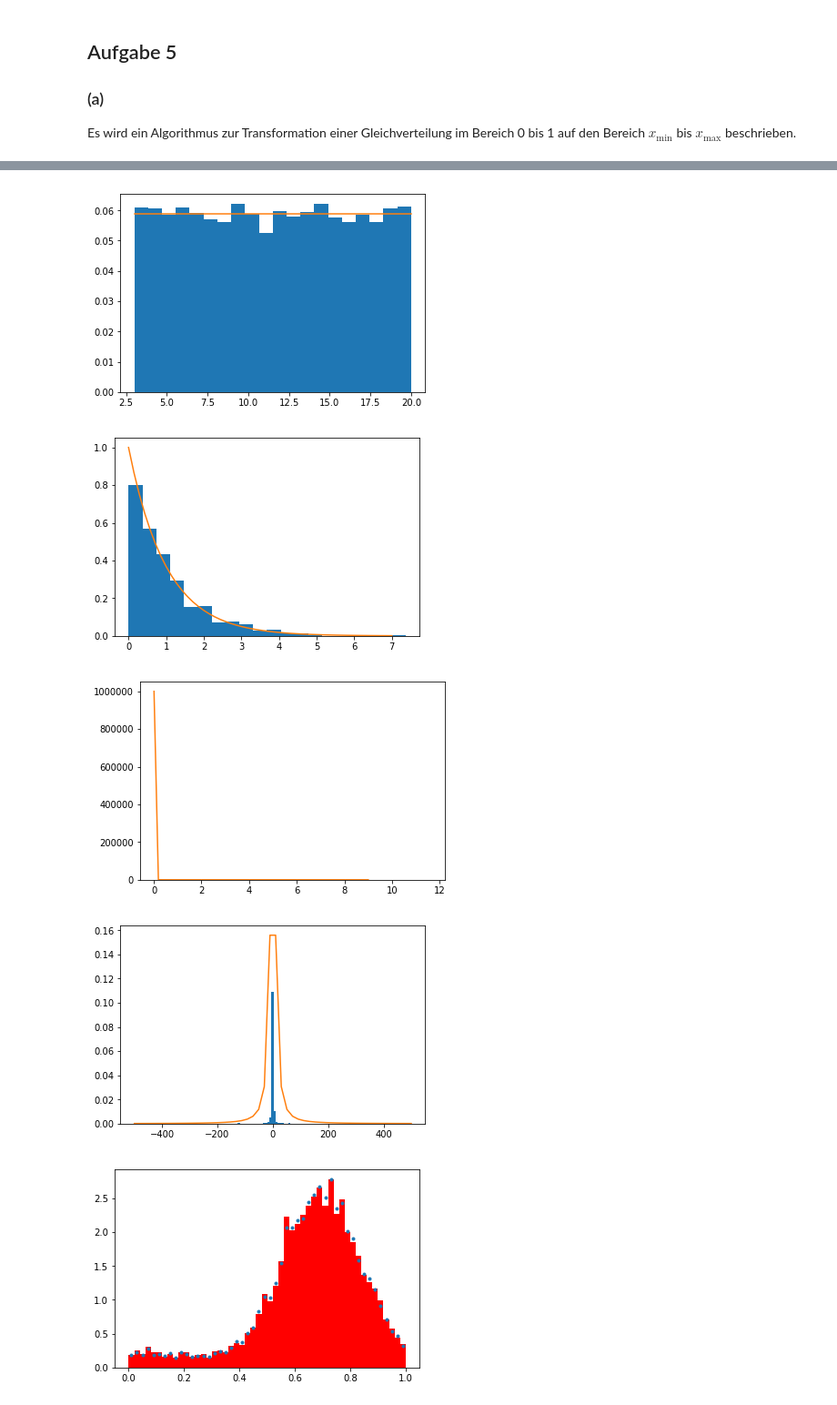
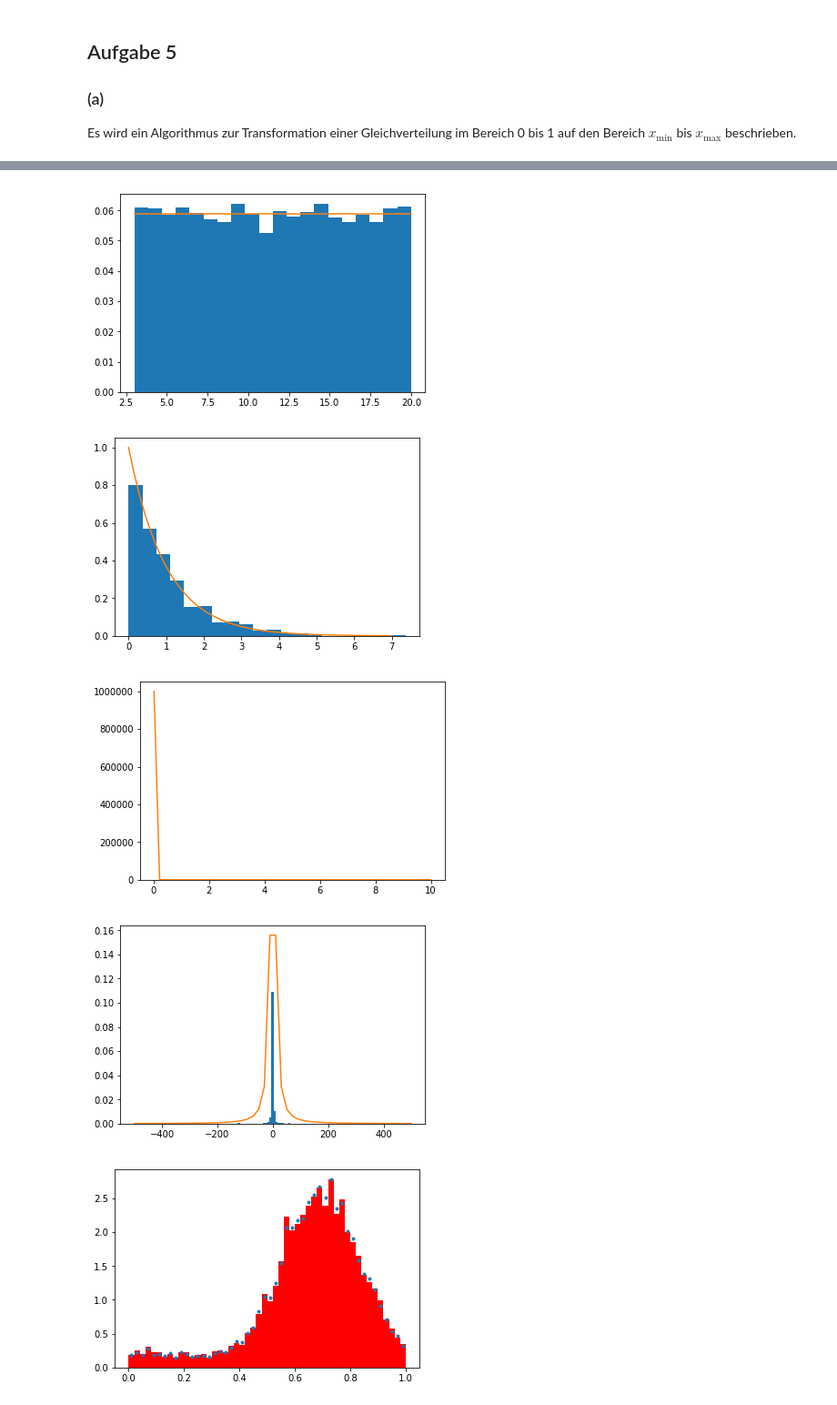
Before and after one commit to jpwgnr/SMD_Abgaben, a Jupyter notebook: Blatt3_Schubert_Herdieckerhoff_Overhoff/Blatt3.ipynb, the cells around one changed output, grey strips where cells are left out. Shown at 91% size. Drawn from its saved outputs; the diff is of its cells as text; code cells hidden in the pictures.

```diff
--- a/Blatt3_Schubert_Herdieckerhoff_Overhoff/Blatt3.ipynb
+++ b/Blatt3_Schubert_Herdieckerhoff_Overhoff/Blatt3.ipynb
@@ -18,9 +18,9 @@ def gleichingrenzen(xmin, xmax, anzahl):
 def gleich2exponential(tau):
     return -np.log(1-generator)*tau
 # %%
-def gleich2potenz(xmin, n): # noch falsch
+def gleich2potenz(xmin, xmax, n): # noch falsch
     if n >= 2:
-        return xmin*(1-generator)**(-1/n)
+        return (generator* (xmax**(n-1)-xmin**(n-1))/(xmax*xmin)**(n-1) + xmin**(-n+1))**(1/(-n+1))
     else: print("Bitte geben sie einen Wert für n größer oder gleich 2 ein.")
 # %%
 def gleich2cauchy():
@@ -40,36 +40,36 @@ a1 = gleichingrenzen(3,20, 10000)
 plt.figure(1)
 plt.hist(a1, bins= 20, density= True);
 plt.plot(np.arange(3,21), gleichverteilt(3, 20, np.arange(3,21)))
 
 #Exponentialgesetz mit Tau = 1
 def exp(tau, x):
     return 1/tau * np.exp(-x/tau)
 a2 = gleich2exponential(1)
 plt.figure(2)
 plt.hist(a2, bins=20, density=True);
 plt.plot(np.linspace(0,7), exp(1, np.linspace(0,7)))
 
 #Potenzgesetz mit n= 3
 def potenz(n, x):
     return x**(-n)
-a3 = gleich2potenz(1, 3)
+a3 = gleich2potenz(1, 10, 3)
 plt.figure(3)
 plt.hist(a3, bins=20, density =True)
-plt.plot(np.linspace(0.01,9), potenz(3, np.linspace(0.01, 9)))
+plt.plot(np.linspace(0.01,10), potenz(3, np.linspace(0.01, 10)))
 
 #Cauchyverteilung
 def cauchy(x):
     return 1/np.pi * 1/(1+x**2)
 a4 = gleich2cauchy()
 plt.figure(4)
 plt.hist(a4, bins= 80, density=True);
 plt.plot(np.linspace(-500,500), cauchy(np.linspace(-50, 50)))
 None
 # %% [output]
 [figure]
 [figure]
 [figure]
-[figure, old version]
+[figure, new version]
 [figure]
 # %%
 def neumann(x,y):
```
Also changed, not shown: parts of 3 cells of this notebook.
